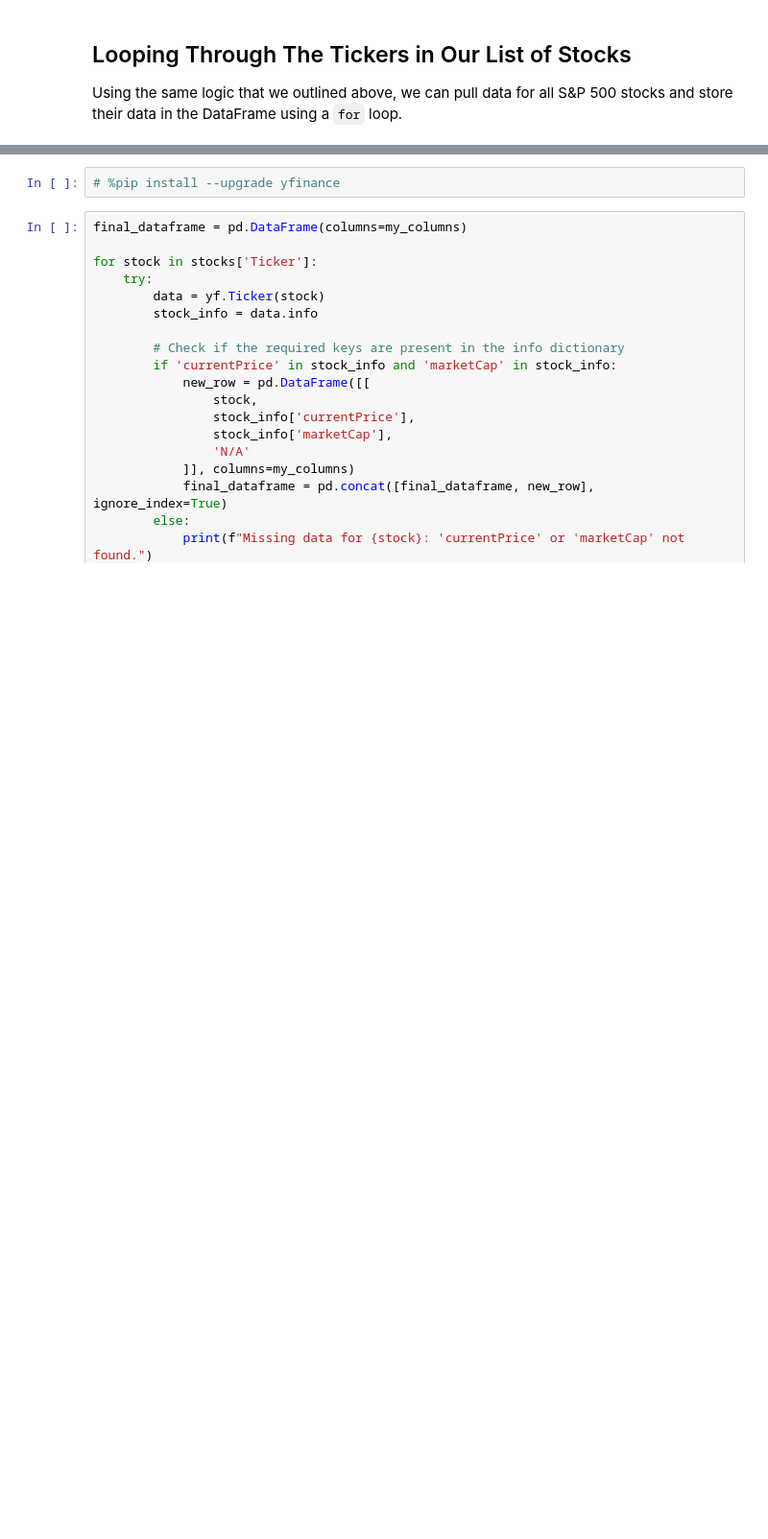
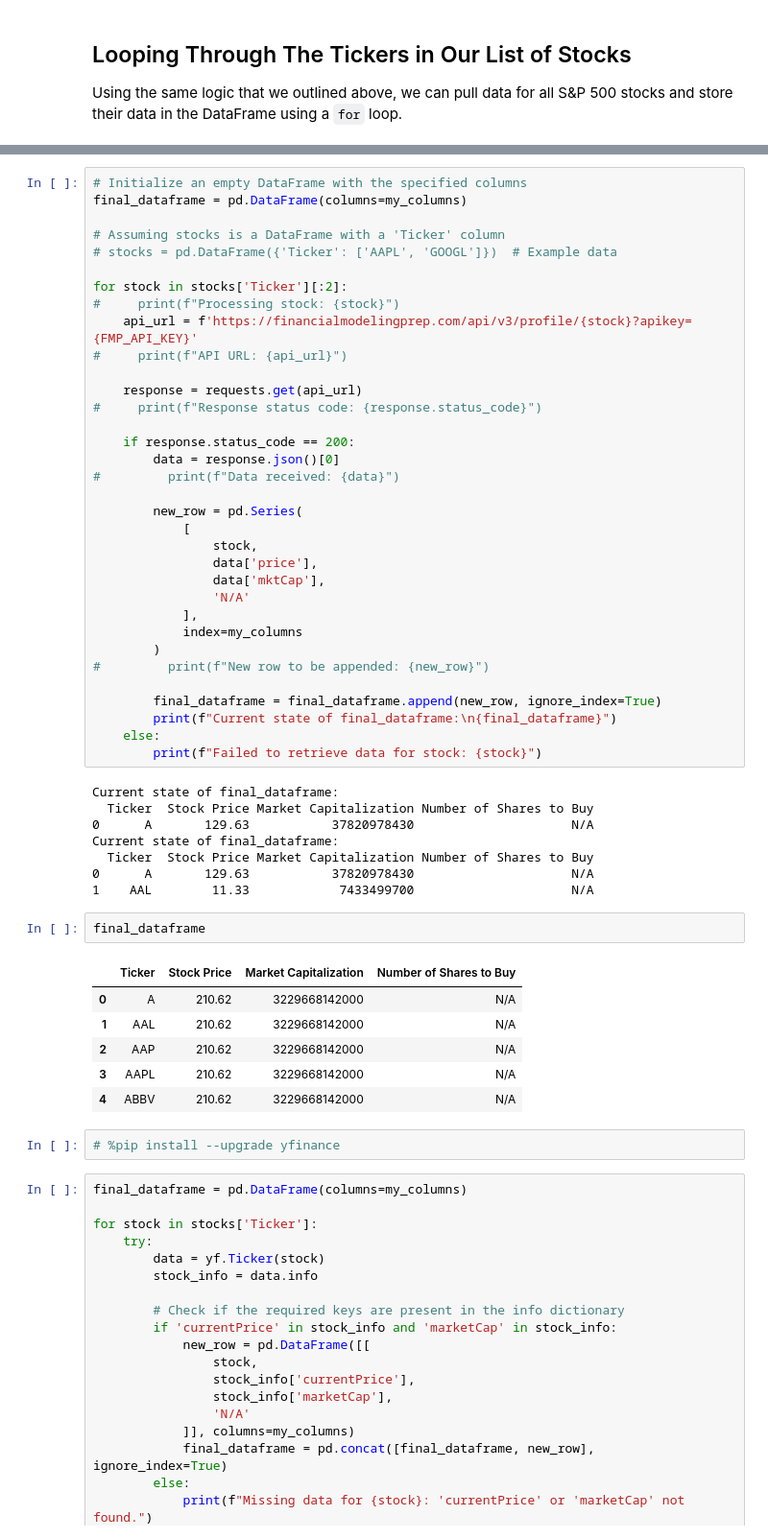
Before and after one commit to joethesaint/my-algo-trading-projects, a Jupyter notebook: Python of Algorithmic Trading/starter_files/001_equal_weight_S&P_500.ipynb, the cells around one changed output, grey strips where cells are left out. Shown at 96% size. Saved outputs shown, nothing was run; the diff lists cells and outputs as text; blank space fills up the shorter version.

Commit message:
achieve looping through the tickers

```diff
--- a/Python of Algorithmic Trading/starter_files/001_equal_weight_S&P_500.ipynb
+++ b/Python of Algorithmic Trading/starter_files/001_equal_weight_S&P_500.ipynb
@@ -440,3 +512,54 @@ Using the same logic that we outlined above, we can pull data for all S&P 500 st
+# %%
+# Initialize an empty DataFrame with the specified columns
+final_dataframe = pd.DataFrame(columns=my_columns)
+
+# Assuming stocks is a DataFrame with a 'Ticker' column
+# stocks = pd.DataFrame({'Ticker': ['AAPL', 'GOOGL']})  # Example data
+
+for stock in stocks['Ticker'][:2]:
+#     print(f"Processing stock: {stock}")
+    api_url = f'https://financialmodelingprep.com/api/v3/profile/{stock}?apikey={FMP_API_KEY}'
+#     print(f"API URL: {api_url}")
+
+    response = requests.get(api_url)
+#     print(f"Response status code: {response.status_code}")
+
+    if response.status_code == 200:
+        data = response.json()[0]
+#         print(f"Data received: {data}")
+
+        new_row = pd.Series(
+            [
+                stock,
+                data['price'],
+                data['mktCap'],
+                'N/A'
+            ],
+            index=my_columns
+        )
+#         print(f"New row to be appended: {new_row}")
+
+        final_dataframe = final_dataframe.append(new_row, ignore_index=True)
+        print(f"Current state of final_dataframe:\n{final_dataframe}")
+    else:
+        print(f"Failed to retrieve data for stock: {stock}")
+# %% [output]
+Current state of final_dataframe:
+  Ticker  Stock Price Market Capitalization Number of Shares to Buy
+0      A       129.63           37820978430                     N/A
+Current state of final_dataframe:
+  Ticker  Stock Price Market Capitalization Number of Shares to Buy
+0      A       129.63           37820978430                     N/A
+1    AAL        11.33            7433499700                     N/A
+# %%
+final_dataframe
+# %% [output]
+|  | Ticker | Stock Price | Market Capitalization | Number of Shares to Buy |
+| 0 | A | 210.62 | 3229668142000 | N/A |
+| 1 | AAL | 210.62 | 3229668142000 | N/A |
+| 2 | AAP | 210.62 | 3229668142000 | N/A |
+| 3 | AAPL | 210.62 | 3229668142000 | N/A |
+| 4 | ABBV | 210.62 | 3229668142000 | N/A |
 # %%
 # %pip install --upgrade yfinance
 # %%
```
Also changed, not shown: parts of 8 cells of this notebook.
